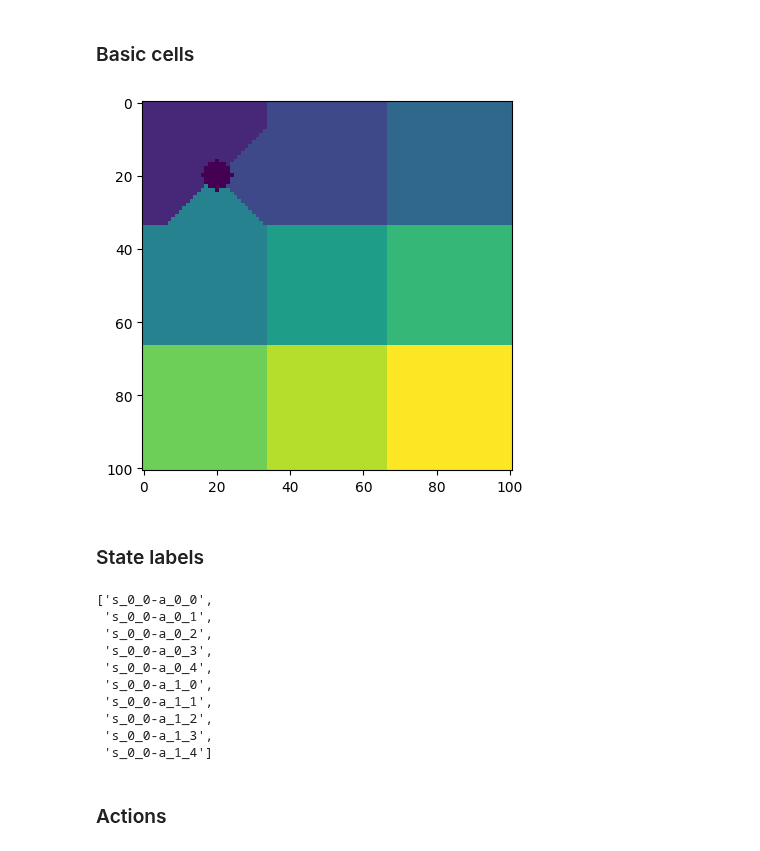
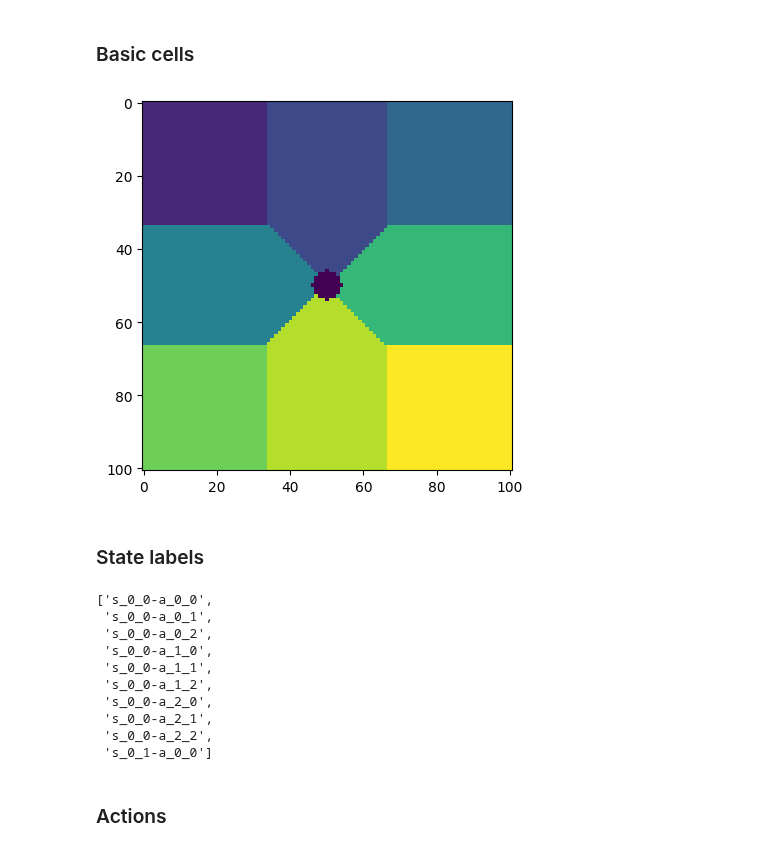
Before and after one commit to PimLb/olfactory-navigation, a Jupyter notebook: experiments/sea-robins/position_aware_model_better.ipynb, the cells around one changed output. Saved outputs shown, nothing was run; the diff lists cells and outputs as text; code cells hidden in the pictures.

Commit message:
Fix to "position aware model better v1"

```diff
--- a/experiments/sea-robins/position_aware_model_better.ipynb
+++ b/experiments/sea-robins/position_aware_model_better.ipynb
@@ -23,10 +23,9 @@ cuda_runtime.setDevice(0)
 # %%
 # Space and cells
 space_shape = np.array([101,101])
-cells = np.array([5,5])
+cells = np.array([3,3])
 
 # Source
-# source_position = np.array([33,33])
 source_radius = 2
 # %% [markdown]
 ## Building probabilities
@@ -141,15 +140,16 @@ def build_grid_mapping(space_shape: np.ndarray = np.array([101,101]),
 
     return grid_cells
 # %%
-grid_cells = build_grid_mapping(source_position=np.array([20,20]))
+# grid_cells = build_grid_mapping(source_position=np.array([20,20]))
 # grid_cells = build_grid_mapping(cells=np.array([9,9]))
 # grid_cells = build_grid_mapping()
+grid_cells = build_grid_mapping(space_shape=space_shape, cells=cells, source_position=np.floor(space_shape/2).astype(int))
 
 # Visualize
 plt.imshow(grid_cells)
 plt.show()
 # %% [output]
-[figure, old version]
+[figure, new version]
 # %% [markdown]
 ### State labels
 # %%
@@ -163,13 +163,13 @@ state_labels[:10]
 ['s_0_0-a_0_0',
  's_0_0-a_0_1',
  's_0_0-a_0_2',
- 's_0_0-a_0_3',
- 's_0_0-a_0_4',
  's_0_0-a_1_0',
  's_0_0-a_1_1',
  's_0_0-a_1_2',
- 's_0_0-a_1_3',
- 's_0_0-a_1_4']
+ 's_0_0-a_2_0',
+ 's_0_0-a_2_1',
+ 's_0_0-a_2_2',
+ 's_0_1-a_0_0']
 # %% [markdown]
 ### Actions
 # %%
```
Also changed, not shown: parts of 13 cells of this notebook.
